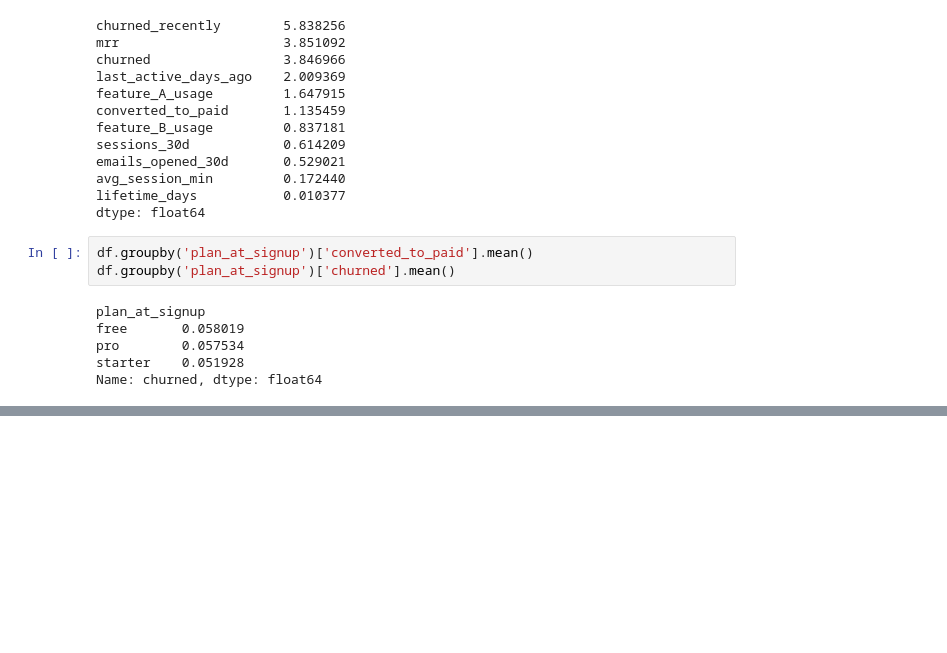
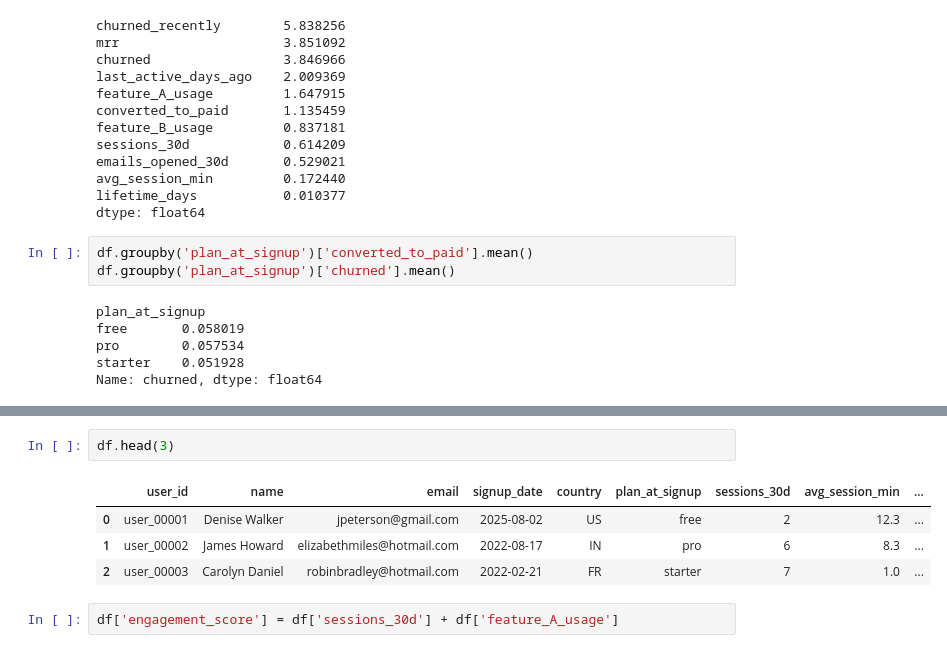
Before and after one commit to Shafi-Anwar/saas_churn_prediction, a Jupyter notebook: saas.ipynb, the cells around one changed output, grey strips where cells are left out. Saved outputs shown, nothing was run; the diff lists cells and outputs as text; blank space fills up the shorter version.

```diff
--- a/saas.ipynb
+++ b/saas.ipynb
@@ -203,0 +294,9 @@ Name: churned, dtype: float64
+# %%
+df.head(3)
+# %% [output]
+|  | user_id | name | email | signup_date | country | plan_at_signup | sessions_30d | avg_session_min | ... |
+| 0 | user_00001 | Denise Walker | jpeterson@gmail.com | 2025-08-02 | US | free | 2 | 12.3 | ... |
+| 1 | user_00002 | James Howard | elizabethmiles@hotmail.com | 2022-08-17 | IN | pro | 6 | 8.3 | ... |
+| 2 | user_00003 | Carolyn Daniel | robinbradley@hotmail.com | 2022-02-21 | FR | starter | 7 | 1.0 | ... |
+# %%
+df['engagement_score'] = df['sessions_30d'] + df['feature_A_usage']
```
Also changed, not shown: parts of 28 cells of this notebook, 1 other file.
